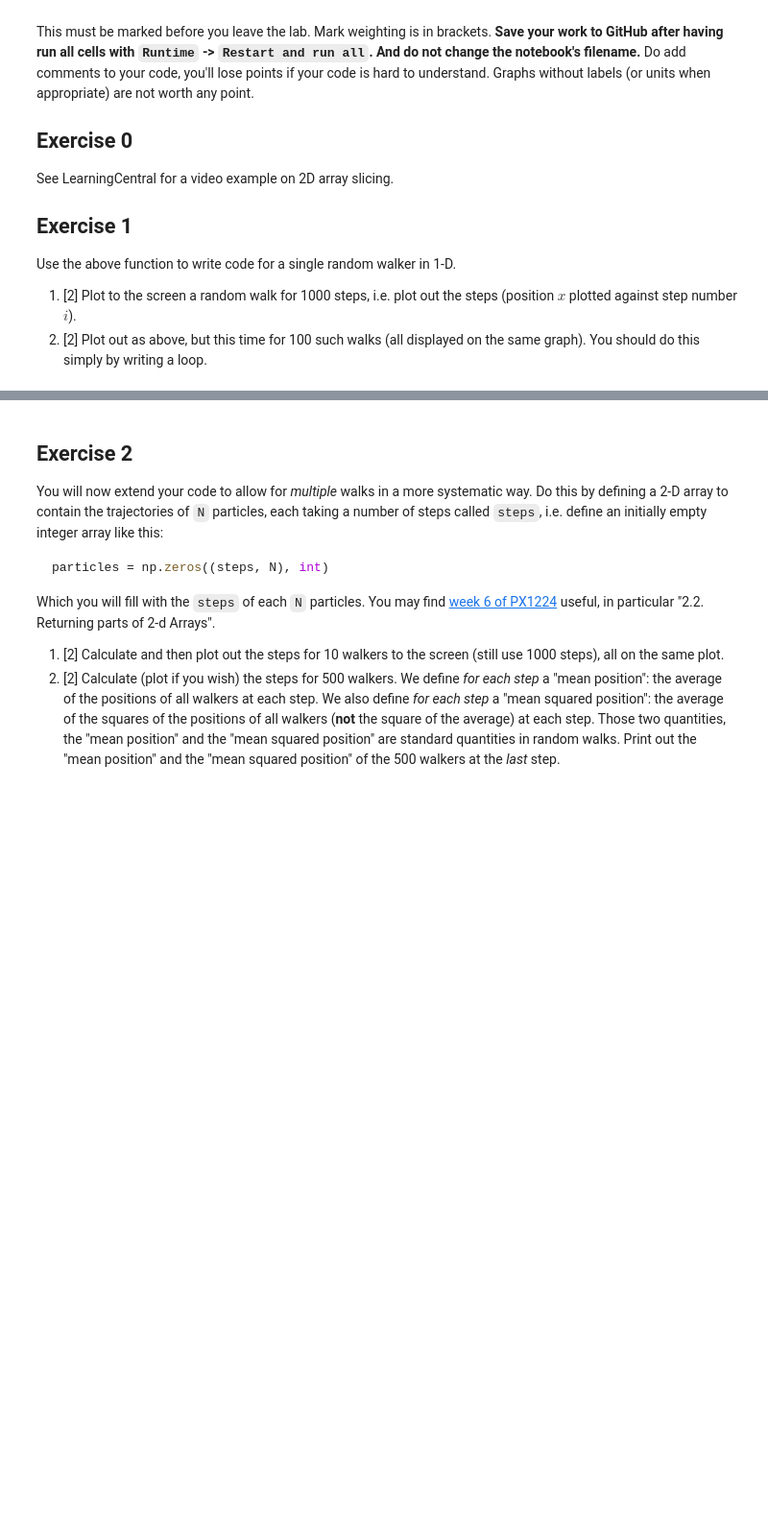
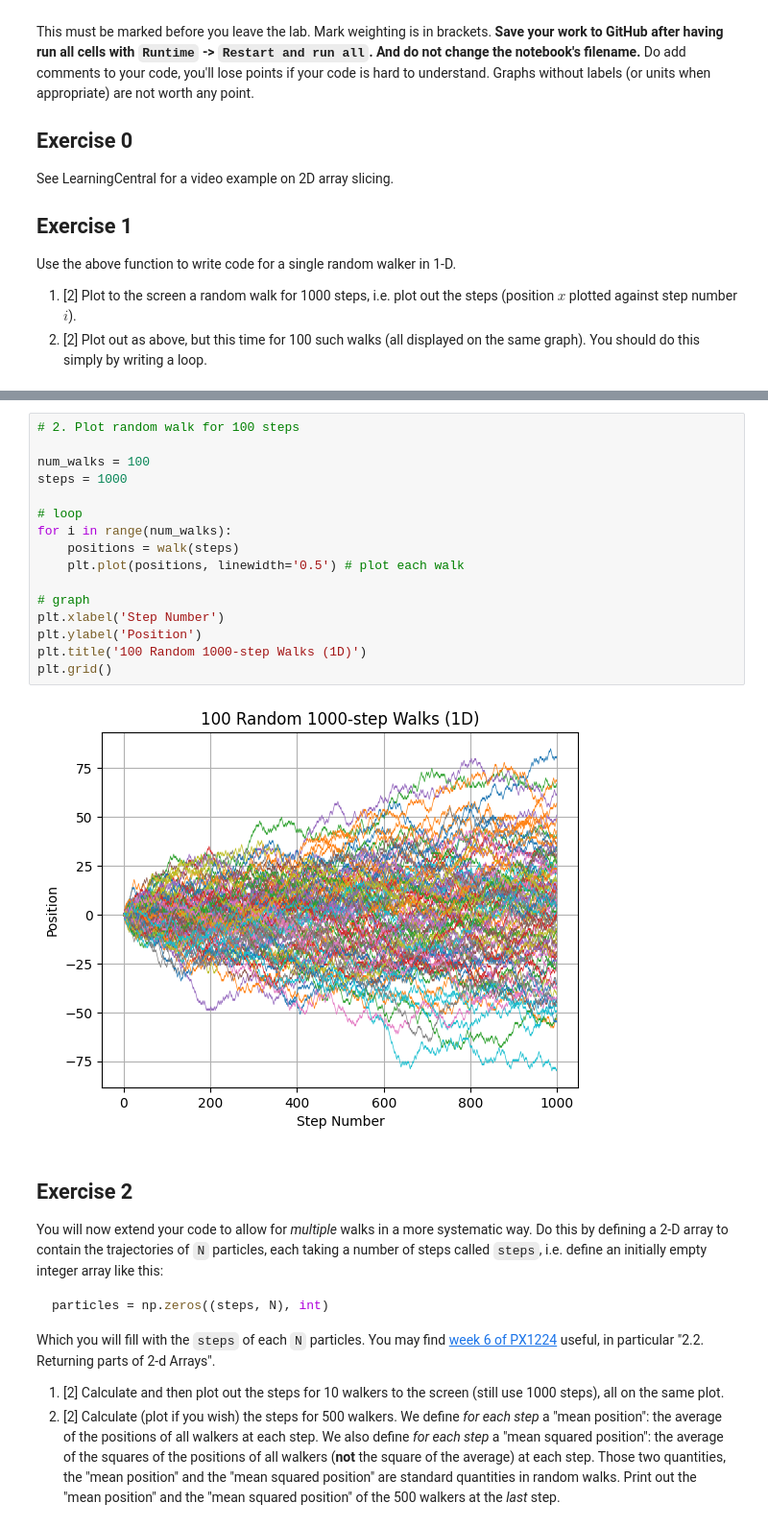
Before and after one commit to PX2145-2025/week-7-b-Morgan-Howard-Reuben, a Jupyter notebook: Random_walk.ipynb, the cells around one changed output, grey strips where cells are left out. Shown: that part at 96% size. Saved outputs shown, nothing was run; the diff lists cells and outputs as text; blank space fills up the shorter version.

```diff
--- a/Random_walk.ipynb
+++ b/Random_walk.ipynb
@@ -102,3 +105,21 @@ plt.plot(step_number, positions )
+# %%
+# 2. Plot random walk for 100 steps
+
+num_walks = 100
+steps = 1000
+
+# loop
+for i in range(num_walks):
+    positions = walk(steps)
+    plt.plot(positions, linewidth='0.5') # plot each walk
+
+# graph
+plt.xlabel('Step Number')
+plt.ylabel('Position')
+plt.title('100 Random 1000-step Walks (1D)')
+plt.grid()
+# %% [output]
+[figure, added]
 # %% [markdown]
 ## Exercise 2
 You will now extend your code to allow for _multiple_ walks in a more systematic way. Do this by defining a 2-D array to contain the trajectories of `N` particles, each taking a number of steps called `steps`, i.e. define an initially empty integer array like this:
```
Also changed, not shown: parts of 5 cells of this notebook.
